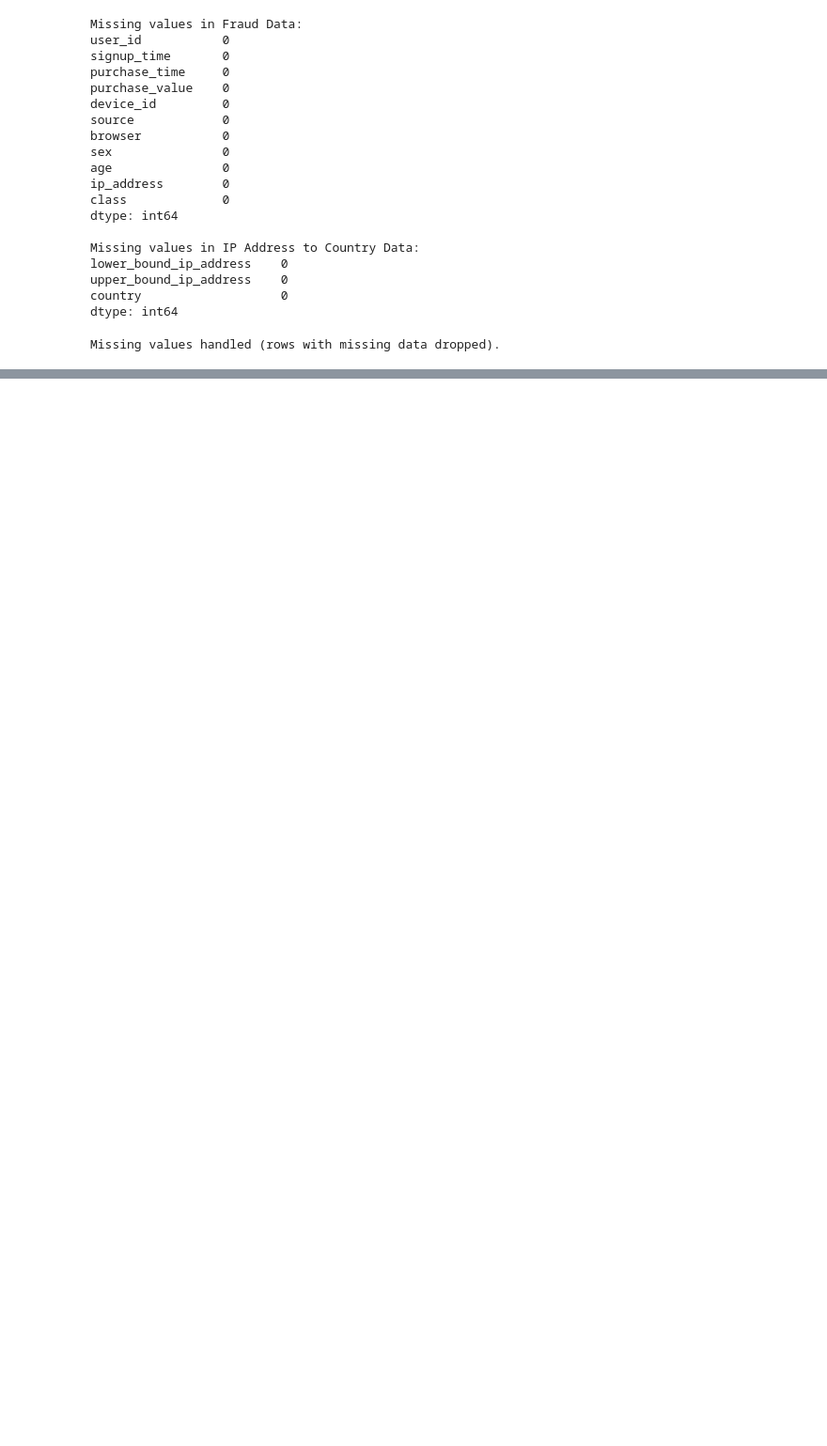
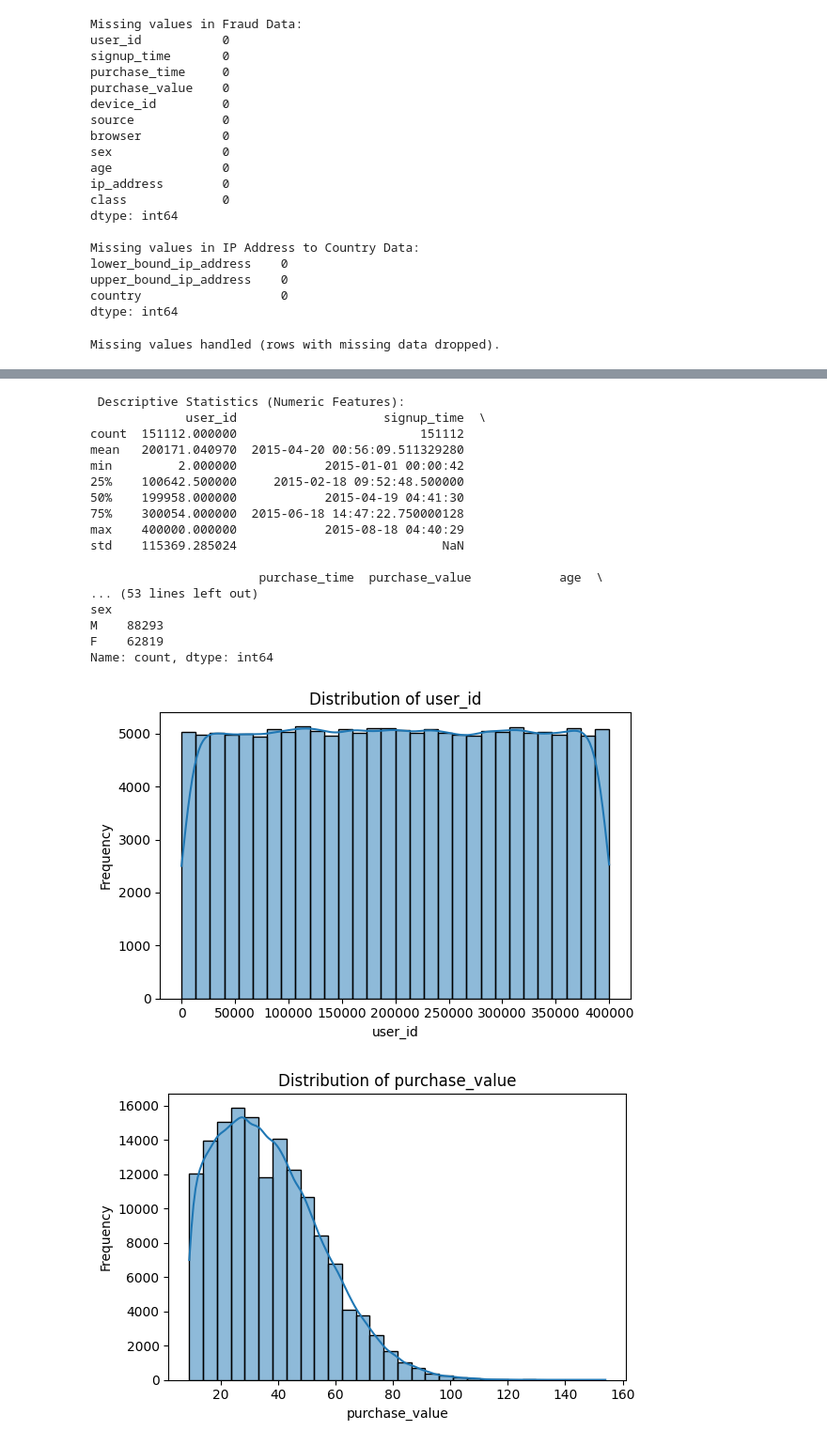
Before and after one commit to Liya-F/fraud-detection-for-eCommerce-w8, a Jupyter notebook: notebooks/data_preprocessing.ipynb, the cells around one changed output, grey strips where cells are left out. Shown at 94% size. Saved outputs shown, nothing was run; the diff lists cells and outputs as text; code cells hidden in the pictures; blank space fills up the shorter version.

Commit message:
feat: data cleaning and processing notebook

```diff
--- a/notebooks/data_preprocessing.ipynb
+++ b/notebooks/data_preprocessing.ipynb
@@ -40,3 +48,15 @@ dtype: int64
 fraud_df, ip_country_df = loader.handle_missing_values()
 # %% [output]
 Missing values handled (rows with missing data dropped).
+# %%
+# Clean the fraud data
+cleaner = DataCleaner(fraud_df)
+
+# Remove duplicate rows
+fraud_df = cleaner.remove_duplicates()
+
+# Fix data types
+fraud_df = cleaner.correct_data_types()
+
+# Optional: check result
+fraud_df.dtypes
@@ -42,0 +78,29 @@ Missing values handled (rows with missing data dropped).
+# %%
+# Create an explorer instance
+explorer = DataExplorer(fraud_df)
+
+# Describe and summarize the data
+explorer.describe_data()
+
+# Plot histograms of numeric features
+explorer.plot_distributions()
+# %% [output]
+ Descriptive Statistics (Numeric Features):
+             user_id                    signup_time  \
+count  151112.000000                         151112
+mean   200171.040970  2015-04-20 00:56:09.511329280
+min         2.000000            2015-01-01 00:00:42
+25%    100642.500000     2015-02-18 09:52:48.500000
+50%    199958.000000            2015-04-19 04:41:30
+75%    300054.000000  2015-06-18 14:47:22.750000128
+max    400000.000000            2015-08-18 04:40:29
+std    115369.285024                            NaN
+
+                       purchase_time  purchase_value            age  \
+... (53 lines left out)
+sex
+M    88293
+F    62819
+Name: count, dtype: int64
+[figure, added]
+[figure, added]
```
Also changed, not shown: parts of 10 cells of this notebook, 1 other file.
